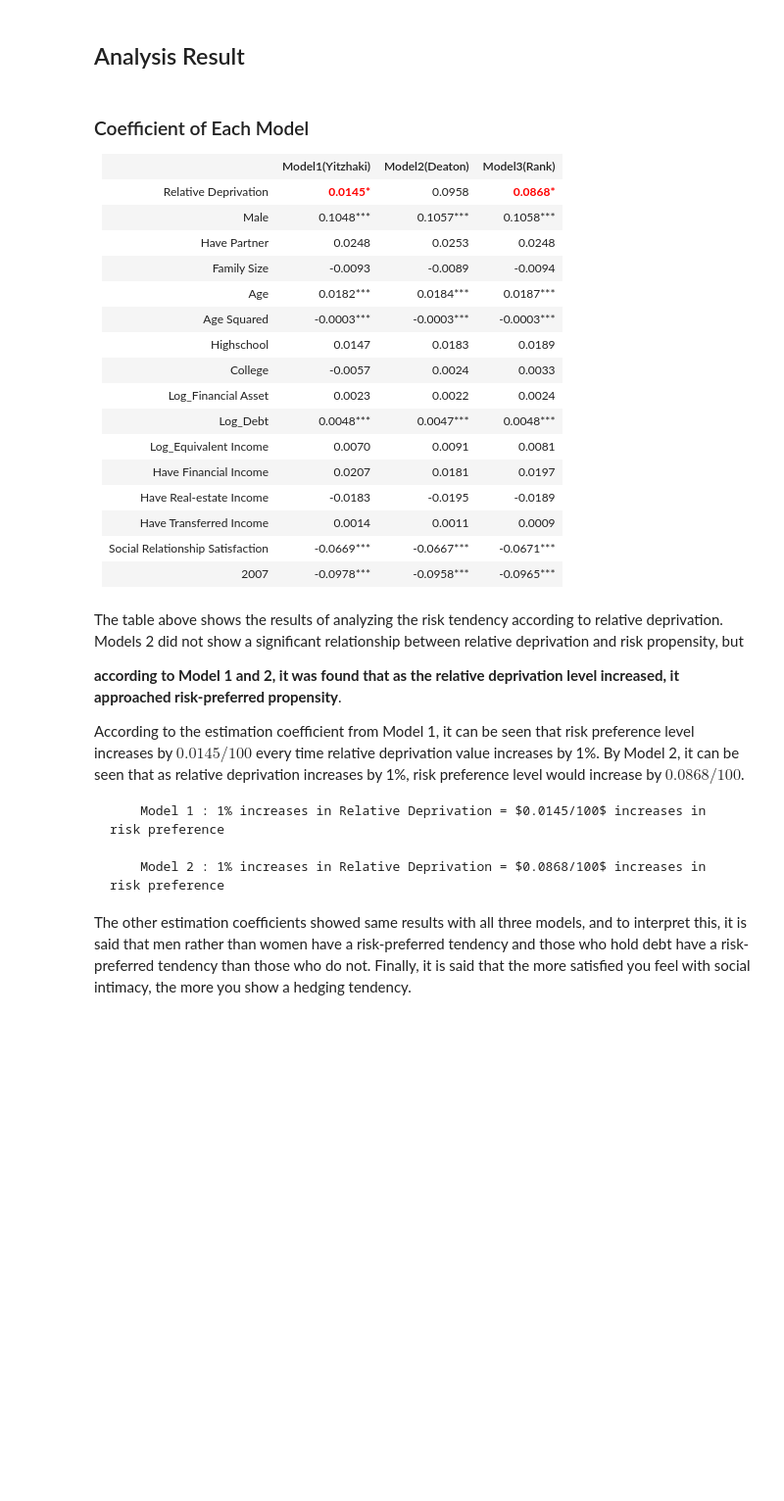
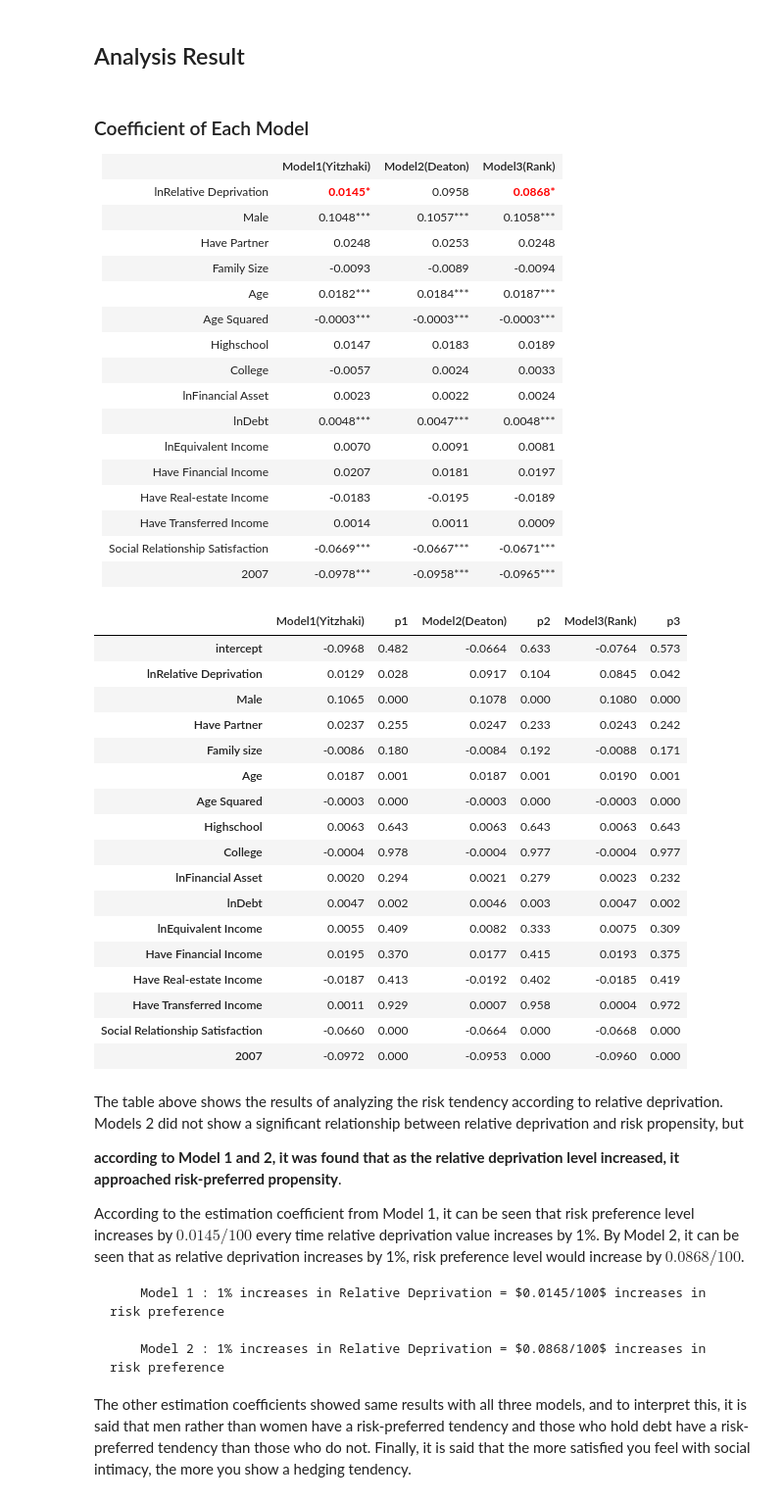
Before and after one commit to jinwls/Relative_Deprivation_Risk_Preference, a Jupyter notebook: Risk_and_RD.ipynb, the cells around one changed output. Shown at 98% size. Drawn from its saved outputs; the diff is of its cells as text; code cells hidden in the pictures; blank space fills up the shorter version.

```diff
--- a/Risk_and_RD.ipynb
+++ b/Risk_and_RD.ipynb
@@ -738,7 +738,7 @@ td.left {text-align:left;}
         <th>Model3(Rank)</th>
     </tr>
     <tr>
-        <td class="left">Relative Deprivation</td>
+        <td class="left">lnRelative Deprivation</td>
         <td><b style="color: red">0.0145*</b></td>
         <td>0.0958</td>
         <td><b style="color: red">0.0868*</b></td>
@@ -786,19 +786,19 @@ td.left {text-align:left;}
         <td>0.0033</td>
     </tr>
     <tr>
-        <td class="left">Log_Financial Asset</td>
+        <td class="left">lnFinancial Asset</td>
         <td>0.0023</td>
         <td>0.0022</td>
         <td>0.0024</td>
     </tr>
     <tr>
-        <td class="left">Log_Debt</td>
+        <td class="left">lnDebt</td>
         <td>0.0048***</td>
         <td>0.0047***</td>
         <td>0.0048***</td>
     </tr>
     <tr>
-        <td class="left">Log_Equivalent Income</td>
+        <td class="left">lnEquivalent Income</td>
         <td>0.0070</td>
         <td>0.0091</td>
         <td>0.0081</td>
@@ -833,6 +833,34 @@ td.left {text-align:left;}
         <td>-0.0958***</td>
         <td>-0.0965***</td>
     </tr>
+# %%
+index = ['intercept','lnRelative Deprivation','Male','Have Partner','Family size','Age','Age Squared','Highschool','College','lnFinancial Asset','lnDebt','lnEquivalent Income','Have Financial Income','Have Real-estate Income','Have Transferred Income','Social Relationship Satisfaction','2007']
+result = pd.DataFrame(index=index)
+for n, val, var in zip([1,2,3], [result_yitzhaki,result_deaton,result_rank], ['Yitzhaki','Deaton','Rank']):
+    coef = pd.read_html(val.tables[1].as_html(), header=0, index_col=0)[0]
+    result[f'Model{n}({var})'] = coef['coef'].values
+    result[f'p{n}'] = coef['P>|t|'].values
+
+result
+# %% [output]
+|  | Model1(Yitzhaki) | p1 | Model2(Deaton) | p2 | Model3(Rank) | p3 |
+| intercept | -0.0968 | 0.482 | -0.0664 | 0.633 | -0.0764 | 0.573 |
+| lnRelative Deprivation | 0.0129 | 0.028 | 0.0917 | 0.104 | 0.0845 | 0.042 |
+| Male | 0.1065 | 0.000 | 0.1078 | 0.000 | 0.1080 | 0.000 |
+| Have Partner | 0.0237 | 0.255 | 0.0247 | 0.233 | 0.0243 | 0.242 |
+| Family size | -0.0086 | 0.180 | -0.0084 | 0.192 | -0.0088 | 0.171 |
+| Age | 0.0187 | 0.001 | 0.0187 | 0.001 | 0.0190 | 0.001 |
+| Age Squared | -0.0003 | 0.000 | -0.0003 | 0.000 | -0.0003 | 0.000 |
+| Highschool | 0.0063 | 0.643 | 0.0063 | 0.643 | 0.0063 | 0.643 |
+| College | -0.0004 | 0.978 | -0.0004 | 0.977 | -0.0004 | 0.977 |
+| lnFinancial Asset | 0.0020 | 0.294 | 0.0021 | 0.279 | 0.0023 | 0.232 |
+| lnDebt | 0.0047 | 0.002 | 0.0046 | 0.003 | 0.0047 | 0.002 |
+| lnEquivalent Income | 0.0055 | 0.409 | 0.0082 | 0.333 | 0.0075 | 0.309 |
+| Have Financial Income | 0.0195 | 0.370 | 0.0177 | 0.415 | 0.0193 | 0.375 |
+| Have Real-estate Income | -0.0187 | 0.413 | -0.0192 | 0.402 | -0.0185 | 0.419 |
+| Have Transferred Income | 0.0011 | 0.929 | 0.0007 | 0.958 | 0.0004 | 0.972 |
+| Social Relationship Satisfaction | -0.0660 | 0.000 | -0.0664 | 0.000 | -0.0668 | 0.000 |
+| 2007 | -0.0972 | 0.000 | -0.0953 | 0.000 | -0.0960 | 0.000 |
 # %% [markdown]
 The table above shows the results of analyzing the risk tendency according to relative deprivation. Models 2 did not show a significant relationship between relative deprivation and risk propensity, but
 
```
Also changed, not shown: parts of 2 cells of this notebook, 1 other file.
